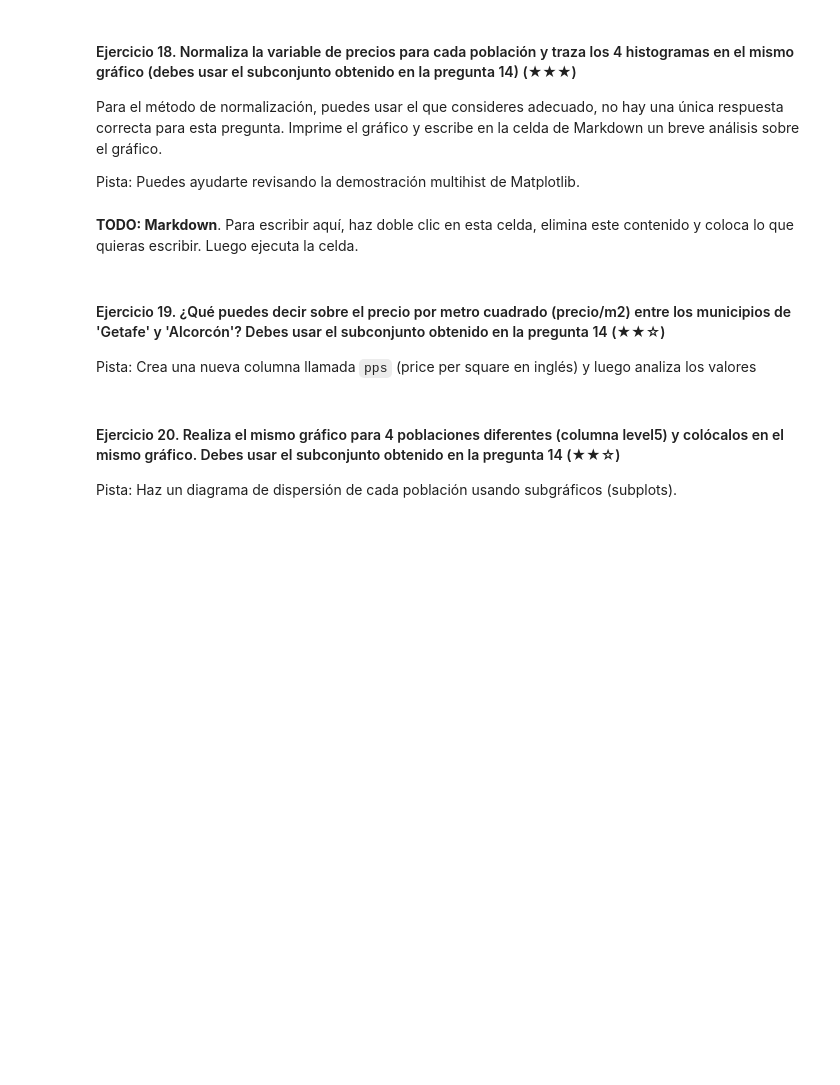
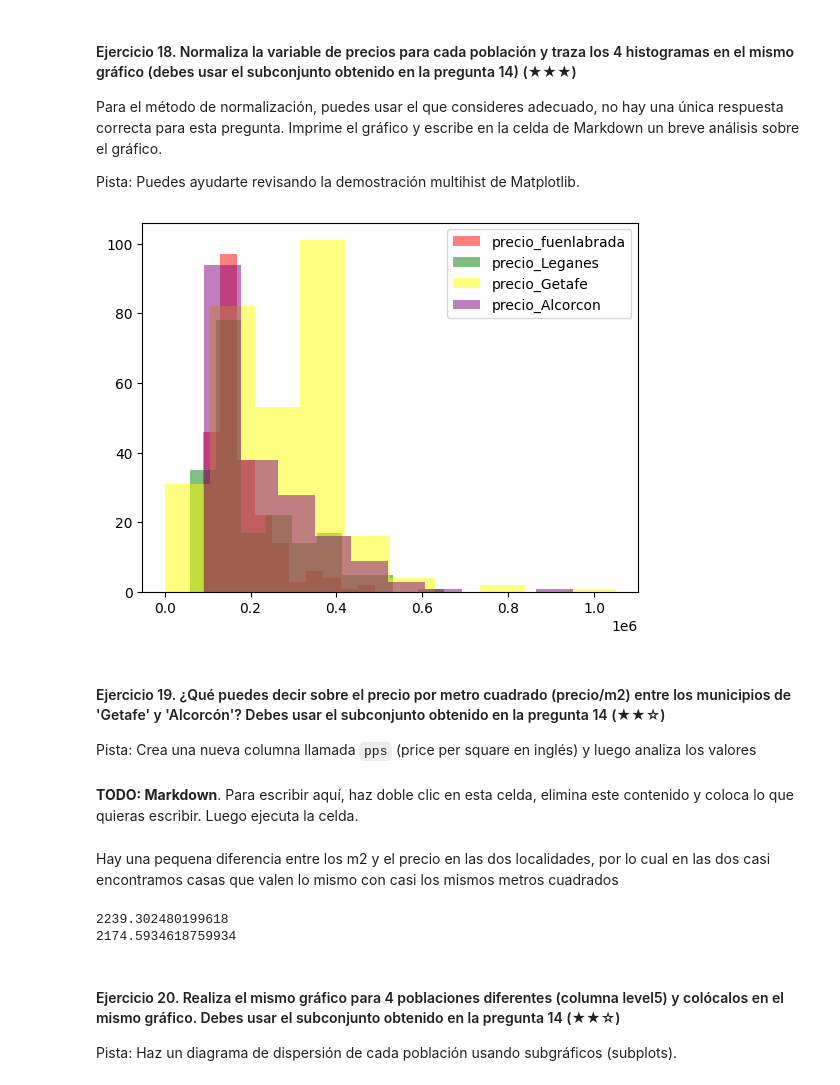
Before and after one commit to UlisesMor/realestate-datacleanup-exercise, a Jupyter notebook: project.es.ipynb, the cells around one changed output. Cells and saved outputs as stored; diff of their text form; code cells hidden in the pictures; blank space fills up the shorter version.

```diff
--- a/project.es.ipynb
+++ b/project.es.ipynb
@@ -373,14 +409,69 @@ Para el método de normalización, puedes usar el que consideres adecuado, no ha
 Pista: Puedes ayudarte revisando la demostración multihist de Matplotlib.
 # %%
 # TODO
+import matplotlib.pyplot as plt
+import numpy
+from matplotlib import pyplot
+
+# Fuenlabrada', 'Leganés', 'Getafe', 'Alcorcón'
+
+data = un['price']
+datado = do['price']
+datatr = tr['price']
+datacu = cu['price']
+
+plt.hist(data,
+         alpha=0.5,
+         label='precio_fuenlabrada',
+         color='red')
+
+plt.hist(datado,
+         alpha=0.5,
+         label='precio_Leganes',
+         color='green')
+
+plt.hist(datatr,
+         alpha=0.5,
+         label='precio_Getafe',
+         color='yellow')
+
+plt.hist(datacu,
+         alpha=0.5,
+         label='precio_Alcorcon',
+         color='purple')
+
+plt.legend(loc='upper right')
+plt.show()
+# %% [output]
+[figure, added]
-# %% [markdown]
-**TODO: Markdown**. Para escribir aquí, haz doble clic en esta celda, elimina este contenido y coloca lo que quieras escribir. Luego ejecuta la celda.
 # %% [markdown]
 #### Ejercicio 19. ¿Qué puedes decir sobre el precio por metro cuadrado (precio/m2) entre los municipios de 'Getafe' y 'Alcorcón'? Debes usar el subconjunto obtenido en la pregunta 14 (★★☆)
 
 Pista: Crea una nueva columna llamada `pps` (price per square en inglés) y luego analiza los valores
+# %% [markdown]
+**TODO: Markdown**. Para escribir aquí, haz doble clic en esta celda, elimina este contenido y coloca lo que quieras escribir. Luego ejecuta la celda.
+# %% [markdown]
+Hay una pequena diferencia entre los m2 y el precio en las dos localidades, por lo cual en las dos casi encontramos casas que valen lo mismo con casi los mismos metros cuadrados
 # %%
 # TODO
+
+df_clean = ds[ds['surface'] > 0]
+df_clean = ds[ds['price'] > 0]
+
+
+df_clean['price_m2'] = df_clean['price'] / df_clean['surface']
+
+Getafe = df_clean[df_clean['level5'].str.contains('Getafe', case=False, na=False)]
+Alcorcon = df_clean[df_clean['level5'].str.contains('Alcorcón', case=False, na=False)]
+
+uno = Alcorcon['price_m2']
+dos = Getafe['price_m2']
+
+print(uno.mean())
+print(dos.mean())
+# %% [output]
+2239.302480199618
+2174.5934618759934
 # %% [markdown]
 #### Ejercicio 20. Realiza el mismo gráfico para 4 poblaciones diferentes (columna level5) y colócalos en el mismo gráfico. Debes usar el subconjunto obtenido en la pregunta 14 (★★☆)
 Pista: Haz un diagrama de dispersión de cada población usando subgráficos (subplots).
```
Also changed, not shown: parts of 5 cells of this notebook.
